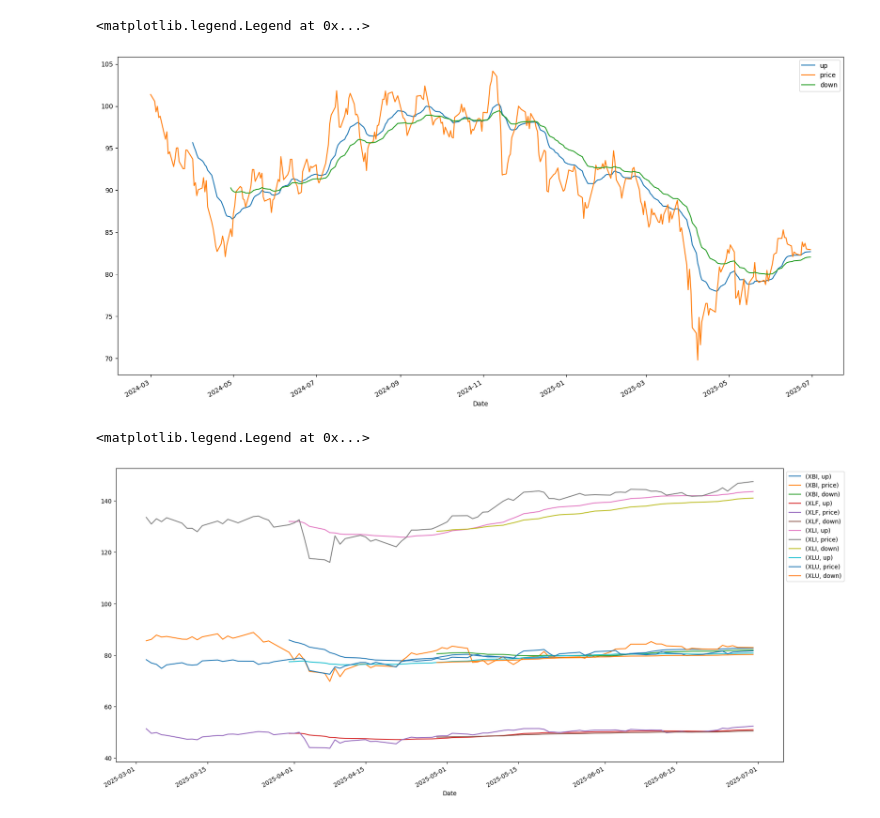
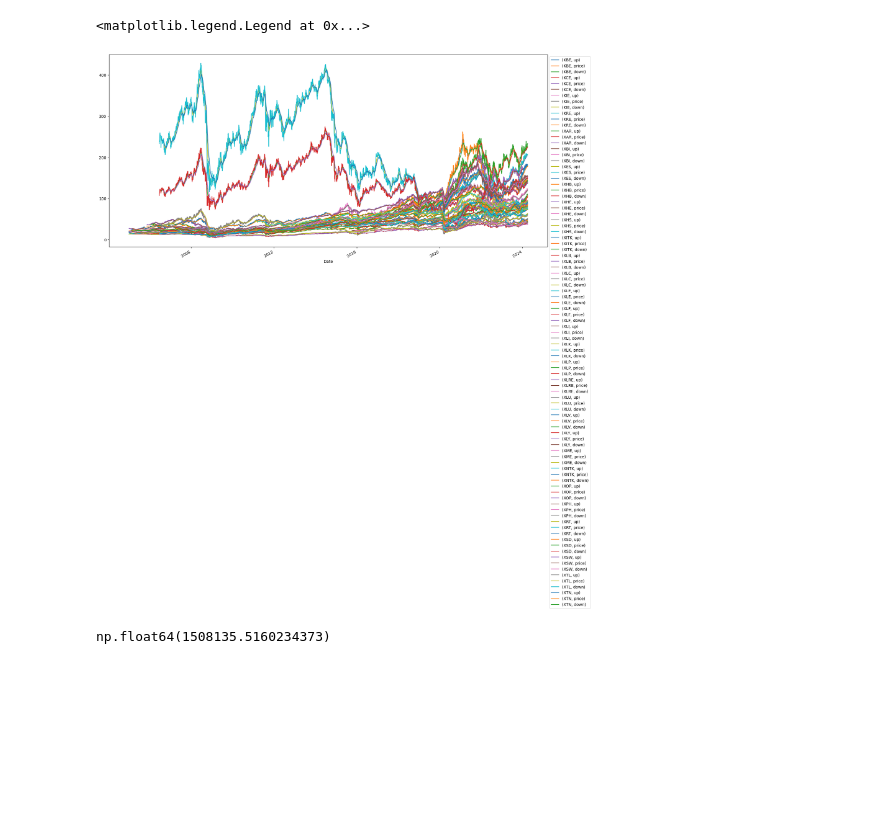
Before and after one commit to asmarton/dm, a Jupyter notebook: notebooks/keltner-donchian-trend-following.ipynb, the cells around one changed output. Drawn from its saved outputs; the diff is of its cells as text; code cells hidden in the pictures; blank space fills up the shorter version.

Commit message:
feat: trend following more results data

```diff
--- a/notebooks/keltner-donchian-trend-following.ipynb
+++ b/notebooks/keltner-donchian-trend-following.ipynb
@@ -9,6 +12,8 @@ import yfinance as yf
 # %%
 etfs = ['XLF','XLK','XLE','XLV','XLI','XBI','XLU','XLP','XLY','KRE','XLB','XLC','XRT','XOP','XLRE','XHB','KBE','XME','KIE','XSD','XAR','XES','KCE','XNTK','XHE','XSW','XPH','XTN','XHS','XITK','XTL']
-prices = yf.download(tickers=etfs, period='max')['Close'].dropna()
+# etfs = [etf for etf in etfs if etf not in ['XLRE', 'XITK', 'XLC']]
+# etfs = ['XBI', 'XLI']
+prices = yf.download(tickers=etfs, period='max')['Close']
 prices
 # %% [output]
 [*********************100%***********************]  31 of 31 completed
@@ -29,3 +58,13 @@ prices
+# %%
+dgs1mo = pdr.get_data_fred('DGS1MO', start='2001-07-31')
+dgs1mo.index.rename('Date', inplace=True)
+# %%
+def get_tbills() -> pd.DataFrame:
+    dgs1mo = pd.read_csv(f'../data/DGS1MO.csv').ffill().set_index('Date')
+    dgs1mo.index = pd.to_datetime(dgs1mo.index)
+    trading_days = 252
+    tbill_daily_return = (1 + dgs1mo / 100) ** (1 / trading_days) - 1
+    return tbill_daily_return['DGS1MO']
 # %%
 # Constants for the model
 up_period = 20
@@ -135,12 +240,11 @@ def trend_following_strategy(prices: pd.DataFrame):
 # %%
-strategy_returns, weights, positions, long_trailing_stop, channels, keltner_channels, donchian_channels = trend_following_strategy(prices['2024-03-01':])
+strategy_returns, weights, positions, long_trailing_stop, cash, borrowed, shares, tx_costs, channels, keltner_channels, donchian_channels = trend_following_strategy(prices['2005-01-01':'2024-04-01'])
 # %%
-channels['XBI'].plot(figsize=(20, 10)).legend(bbox_to_anchor=(1.0, 1.0))
+channels.plot(figsize=(20, 10)).legend(bbox_to_anchor=(1.0, 1.0))
 # %% [output]
 <matplotlib.legend.Legend at 0x...>
-[figure, old version]
+[figure, new version]
 # %%
-keltner_channels.plot(figsize=(20, 10)).legend(bbox_to_anchor=(1.0, 1.0))
+(shares.iloc[-1] * prices.iloc[-1]).sum() + cash.iloc[-1] - borrowed.iloc[-1]
 # %% [output]
-<matplotlib.legend.Legend at 0x...>
+np.float64(1508135.5160234373)
-[figure, removed]
```
Also changed, not shown: parts of 13 cells of this notebook, 1 other file.
